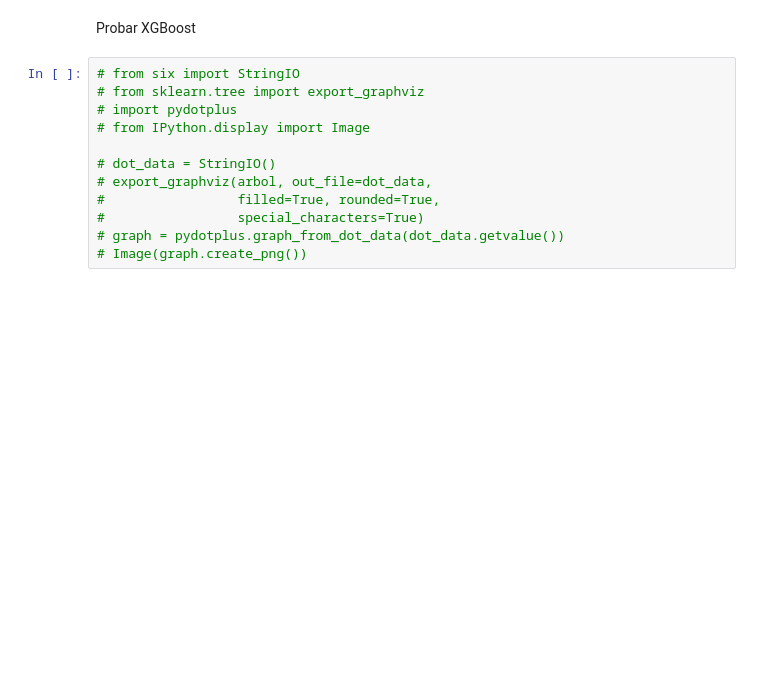
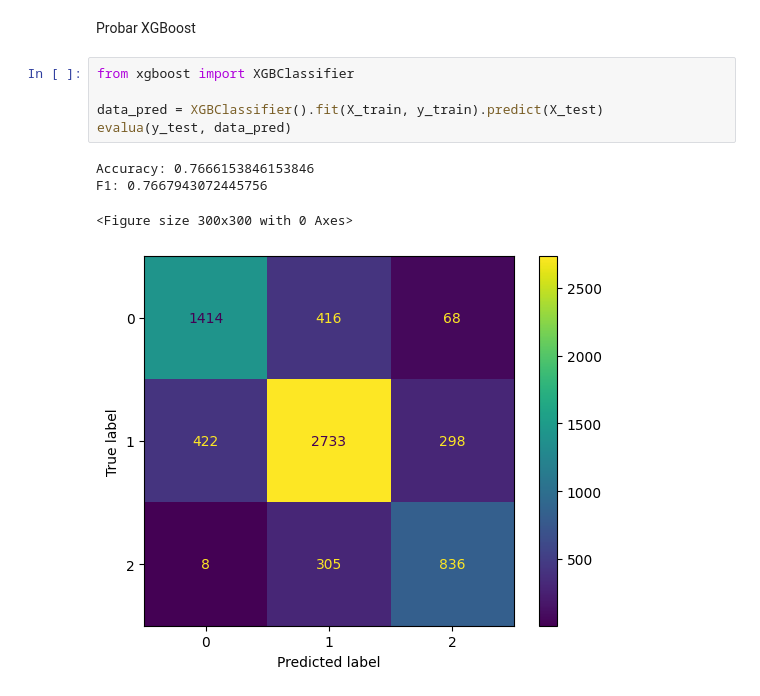
Before and after one commit to Sergio3d/CD-Core, a Jupyter notebook: tema 4/practica4_actualizada.ipynb, the cells around one changed output. Drawn from its saved outputs; the diff is of its cells as text; blank space fills up the shorter version.

```diff
--- a/tema 4/practica4_actualizada.ipynb
+++ b/tema 4/practica4_actualizada.ipynb
@@ -269,14 +290,12 @@ F1: 0.7517703130722792
 # %% [markdown]
 Probar XGBoost
-# %%
-# from six import StringIO
-# from sklearn.tree import export_graphviz
-# import pydotplus
-# from IPython.display import Image
-
-# dot_data = StringIO()
-# export_graphviz(arbol, out_file=dot_data,
-#                 filled=True, rounded=True,
-#                 special_characters=True)
-# graph = pydotplus.graph_from_dot_data(dot_data.getvalue())
-# Image(graph.create_png())
+# %%
+from xgboost import XGBClassifier
+
+data_pred = XGBClassifier().fit(X_train, y_train).predict(X_test)
+evalua(y_test, data_pred)
+# %% [output]
+Accuracy: 0.7666153846153846
+F1: 0.7667943072445756
+<Figure size 300x300 with 0 Axes>
+[figure, added]
```
Also changed, not shown: parts of 11 cells of this notebook.
